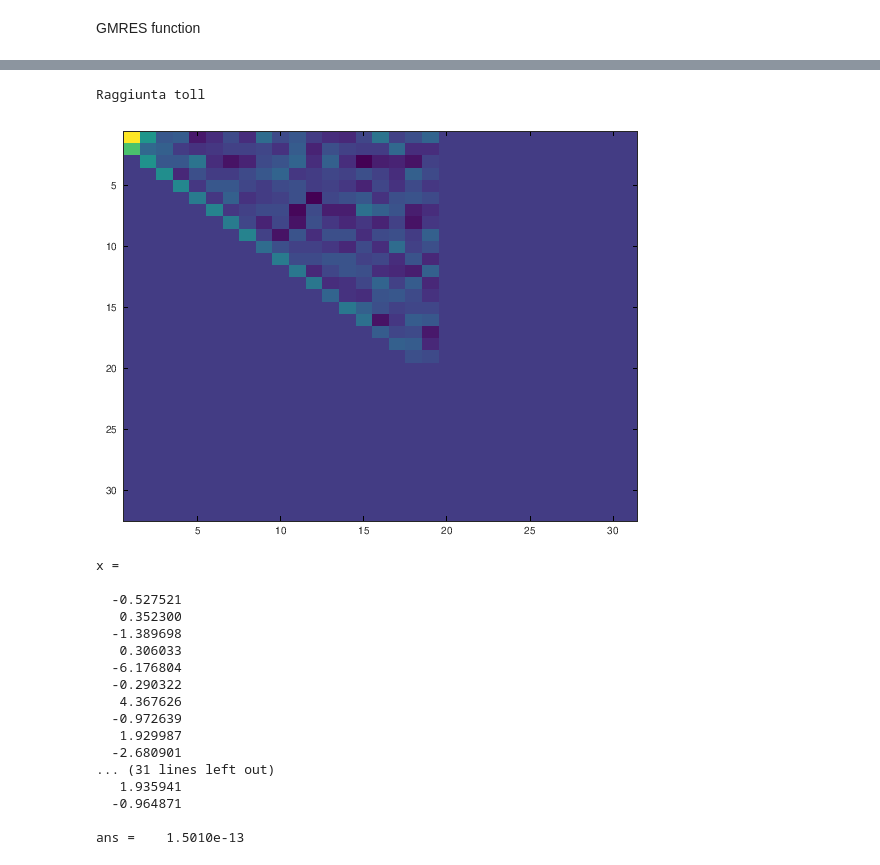
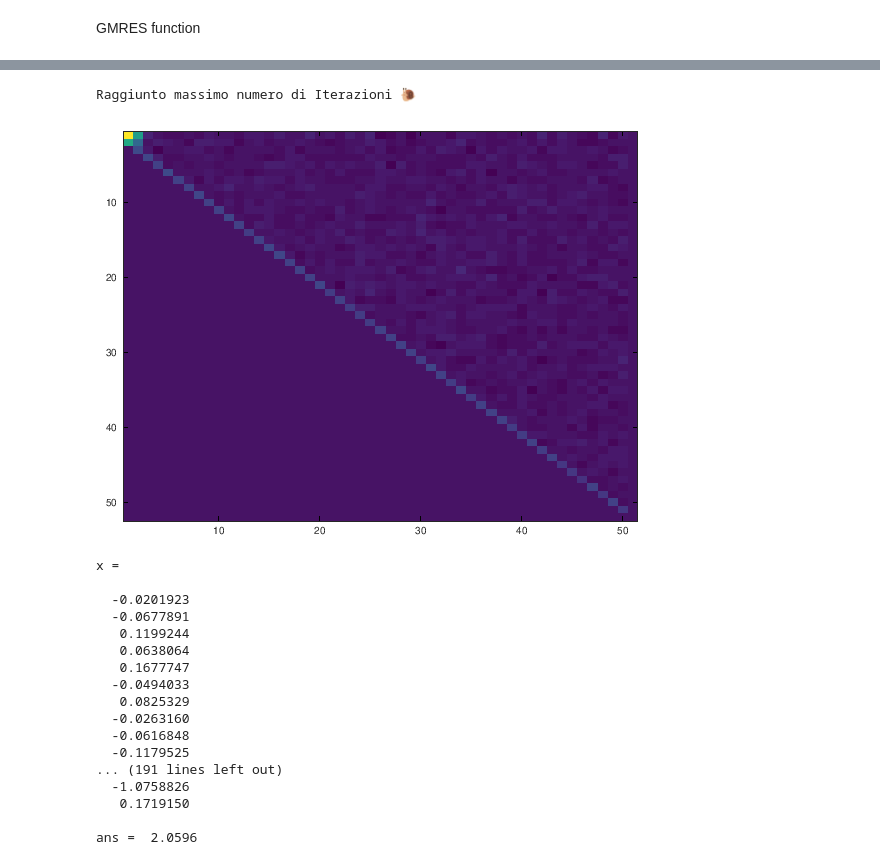
Before and after one commit to CristianCosci/GMRES, a Jupyter notebook: project/octave/octave_gmres.ipynb, the cells around one changed output, grey strips where cells are left out. Cells and saved outputs as stored; diff of their text form; code cells hidden in the pictures.

Commit message:
Octave GMRES Update
Leggermente migliorata la funzione GMRES e testata.
Converge solo quando il numero delle iterazioni è uguale
alla dimensione della matrice.

```diff
--- a/project/octave/octave_gmres.ipynb
+++ b/project/octave/octave_gmres.ipynb
@@ -117,27 +101,27 @@ Compressed Column Sparse (rows = 20, cols = 20, nnz = 200 [50%])
 # %%
-[x, res] = caagmres(A, b, x0, 30, 1e-10);
+[x, res] = caagmres(A, b, x0, 50, 1e-10);
 # %% [output]
-Raggiunta toll
+Raggiunto massimo numero di Iterazioni 🐌
-[figure, old version]
+[figure, new version]
 # %%
 x
-trueres = A\b
-max(trueres-x)
+x_true = A\b
+max(x_true-x)
 # %% [output]
 x =
 
-  -0.527521
-   0.352300
-  -1.389698
-   0.306033
-  -6.176804
-  -0.290322
-   4.367626
-  -0.972639
-   1.929987
-  -2.680901
-... (31 lines left out)
-   1.935941
-  -0.964871
+  -0.0201923
+  -0.0677891
+   0.1199244
+   0.0638064
+   0.1677747
+  -0.0494033
+   0.0825329
+  -0.0263160
+  -0.0616848
+  -0.1179525
+... (191 lines left out)
+  -1.0758826
+   0.1719150
 
-ans =    1.5010e-13
+ans =  2.0596
```
Also changed, not shown: parts of 12 cells of this notebook.
